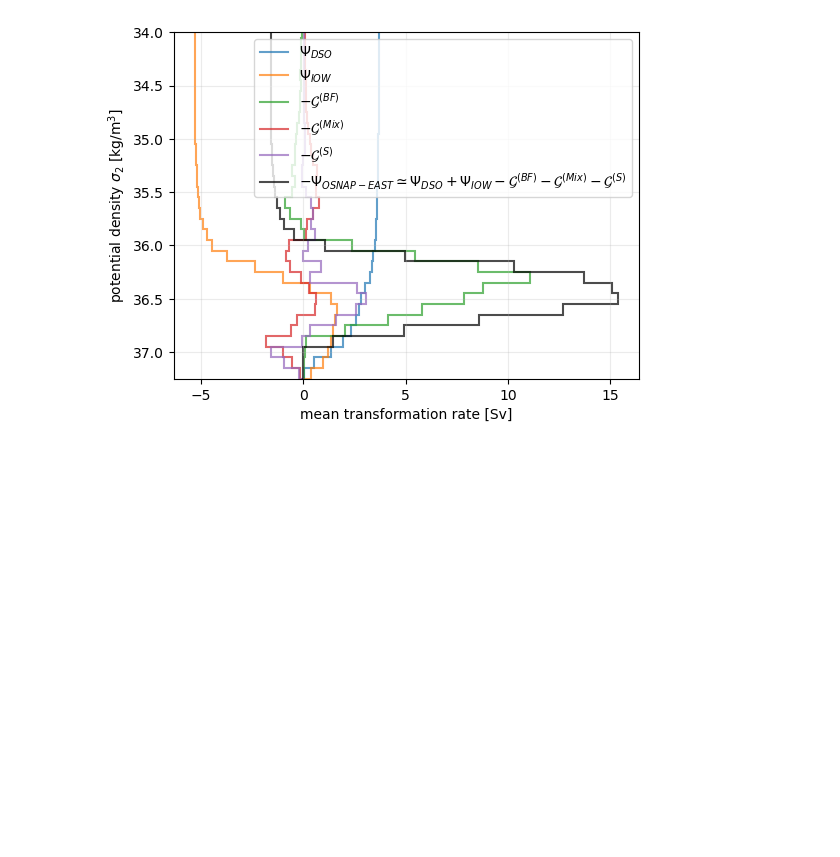
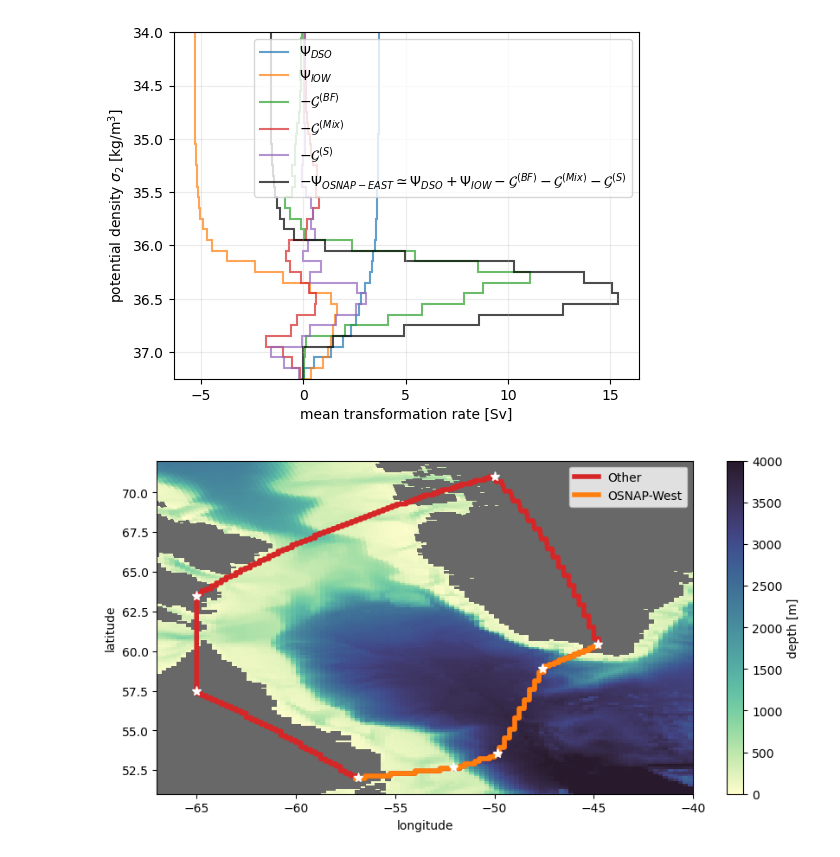
Before and after one commit to hdrake/CM4Xutils, a Jupyter notebook: CM4Xutils_wmt_example.ipynb, the cells around one changed output. Drawn from its saved outputs; the diff is of its cells as text; code cells hidden in the pictures; blank space fills up the shorter version.

Commit message:
OSNAP transformation budget example

```diff
--- a/CM4Xutils_wmt_example.ipynb
+++ b/CM4Xutils_wmt_example.ipynb
@@ -199,3 +202,50 @@ plt.ylim(37.25, 34.0);
 plt.savefig("figures/OSNAP-East_outflow_decomposition.png", dpi=250, bbox_inches="tight")
 # %% [output]
 [figure]
+# %%
+import matplotlib.pyplot as plt
+import cmocean
+import regionate
+import xwmb
+
+# Note: the properties of this region are quite different from the rest of the Baltic!
+name = "Labrador"
+lons = np.array([-56.8775, -52.0956, -49.8604, -47.6107, -44.8000, -50, -65, -65])
+lats = np.array([52.0166, 52.6648, 53.5577, 58.8944, 60.4000, 71, 63.5, 57.5])
+
+region = regionate.GriddedRegion(name, lons, lats, grid_p125)
+
+plt.figure(figsize=(10, 5))
+p_ranges = {
+    "OSNAP-West": np.arange(0, 110),
+    "OTHER": np.arange(110, region.lons.size),
+}
+
+pc = plt.pcolor(
+    grid_p125._ds['geolon_c'],
+    grid_p125._ds['geolat_c'],
+    grid_p125._ds['deptho'],
+    cmap=cmocean.cm.deep,
+    vmin=0, vmax=4000
+)
+plt.pcolor(
+    grid_p125._ds['geolon_c'],
+    grid_p125._ds['geolat_c'],
+    grid_p125._ds['deptho'].where(grid_p125._ds['deptho']==0)+1.,
+    cmap="Greys", vmin=0, vmax=1.5
+)
+plt.colorbar(pc, label="depth [m]")
+
+plt.plot(region.lons, region.lats, lw=4, color="C3", label="Other")
+plt.plot(region.lons[p_ranges["OSNAP-West"]], region.lats[p_ranges["OSNAP-West"]], lw=4, color="C1", label="OSNAP-West")
+plt.plot(lons, lats, "w*", markersize=8)
+
+plt.legend()
+plt.xlabel("longitude");
+plt.ylabel("latitude");
+
+plt.ylim(51, 72)
+plt.xlim(-67,-40);
+plt.savefig("figures/OSNAP-West_map.png", dpi=250, bbox_inches="tight")
+# %% [output]
+[figure, added]
```
Also changed, not shown: parts of 7 cells of this notebook, 1 other file.
